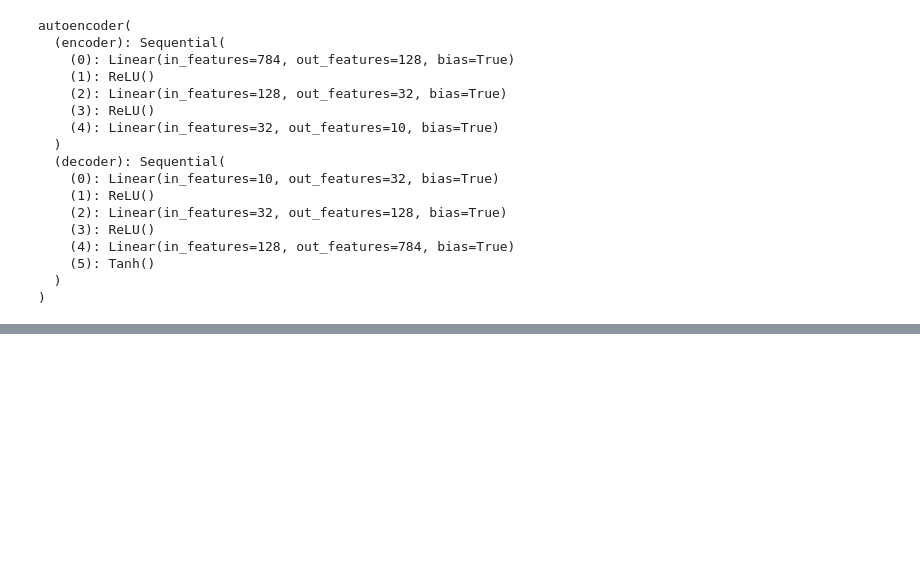
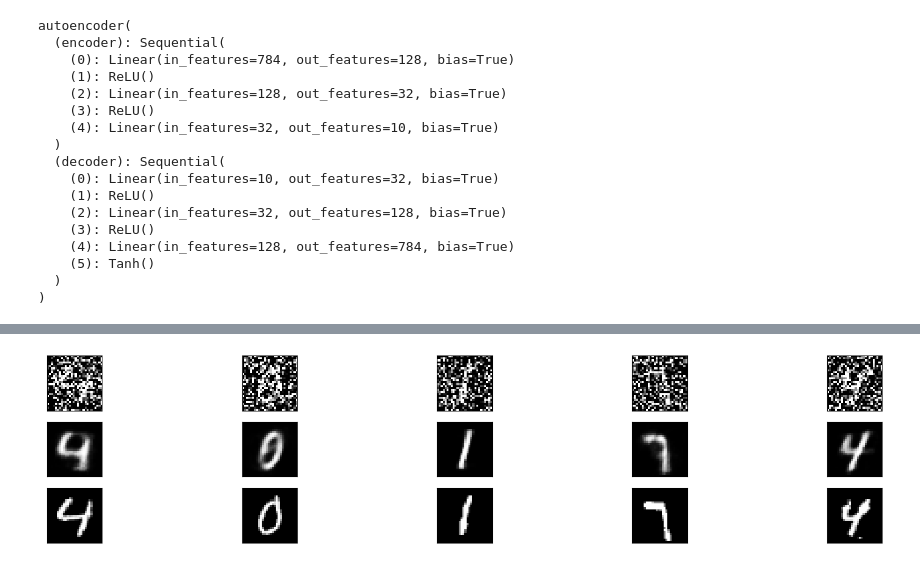
Before and after one commit to debonil/dl-autoencoder, a Jupyter notebook: autoencoder-scratch.ipynb, the cells around one changed output, grey strips where cells are left out. Cells and saved outputs as stored; diff of their text form; code cells hidden in the pictures; blank space fills up the shorter version.

```diff
--- a/autoencoder-scratch.ipynb
+++ b/autoencoder-scratch.ipynb
@@ -160,0 +240,32 @@ plt.show()
+# %%
+images, labels = next(iter(valloader))
+
+x_train_noisy = images + noise_factor * torch.randn(*images.shape)
+x_train_noisy = np.clip(x_train_noisy, -1., 1.)
+with torch.no_grad():
+    denoised_images = model(x_train_noisy.view(-1, 784))
+
+plt.figure(figsize=(20, 4))
+for i in range(5):
+    # Display original
+    ax = plt.subplot(3, 5, i + 1)
+    plt.imshow(x_train_noisy[i].reshape(28, 28))
+    #plt.gray()
+    ax.get_xaxis().set_visible(False)
+    ax.get_yaxis().set_visible(False)
+
+    # Display reconstruction
+    ax = plt.subplot(3, 5, i + 1 + 5)
+    plt.imshow(denoised_images[i].reshape(28, 28))
+    #plt.gray()
+    ax.get_xaxis().set_visible(False)
+    ax.get_yaxis().set_visible(False)
+    # Display reconstruction
+    ax = plt.subplot(3, 5, i + 1 + 10)
+    plt.imshow(images[i].reshape(28, 28))
+    #plt.gray()
+    ax.get_xaxis().set_visible(False)
+    ax.get_yaxis().set_visible(False)
+plt.show()
+# %% [output]
+[figure, added]
```
Also changed, not shown: parts of 8 cells of this notebook.
